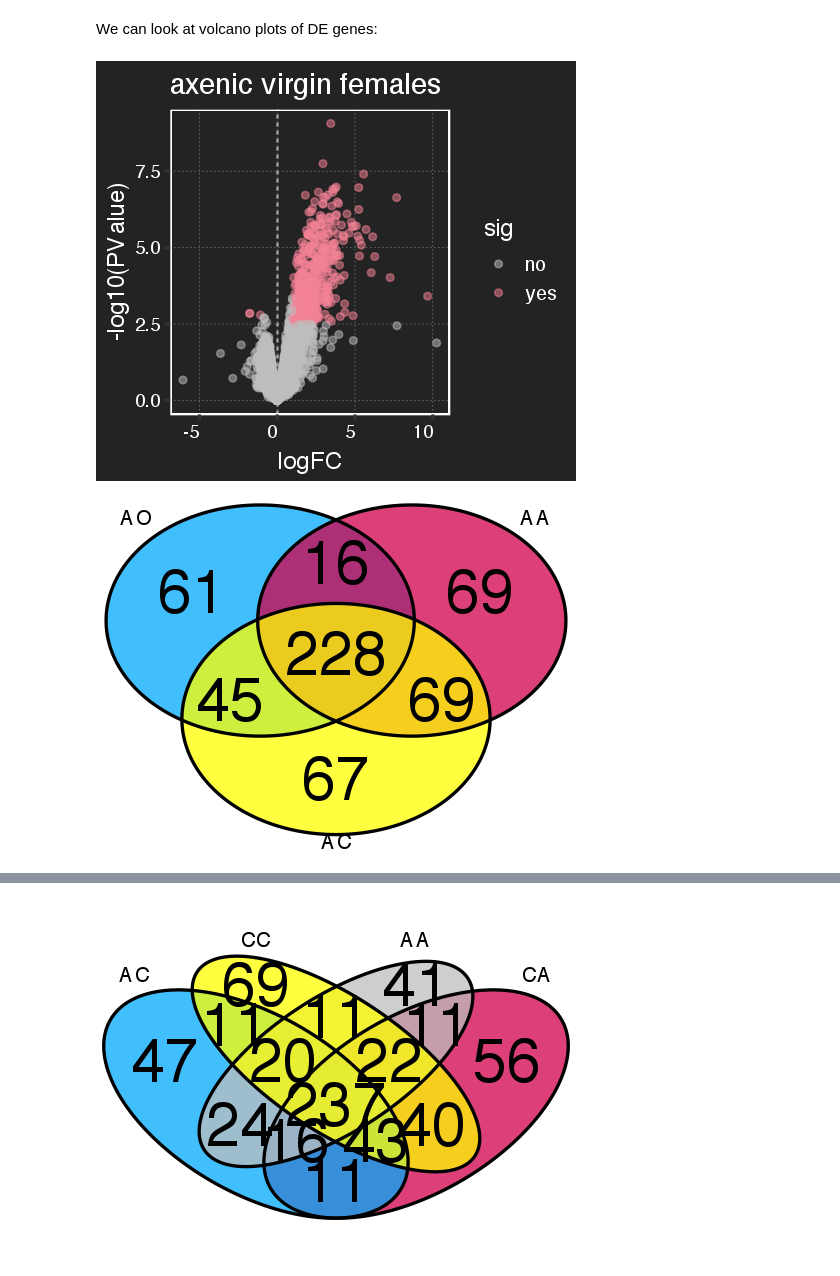
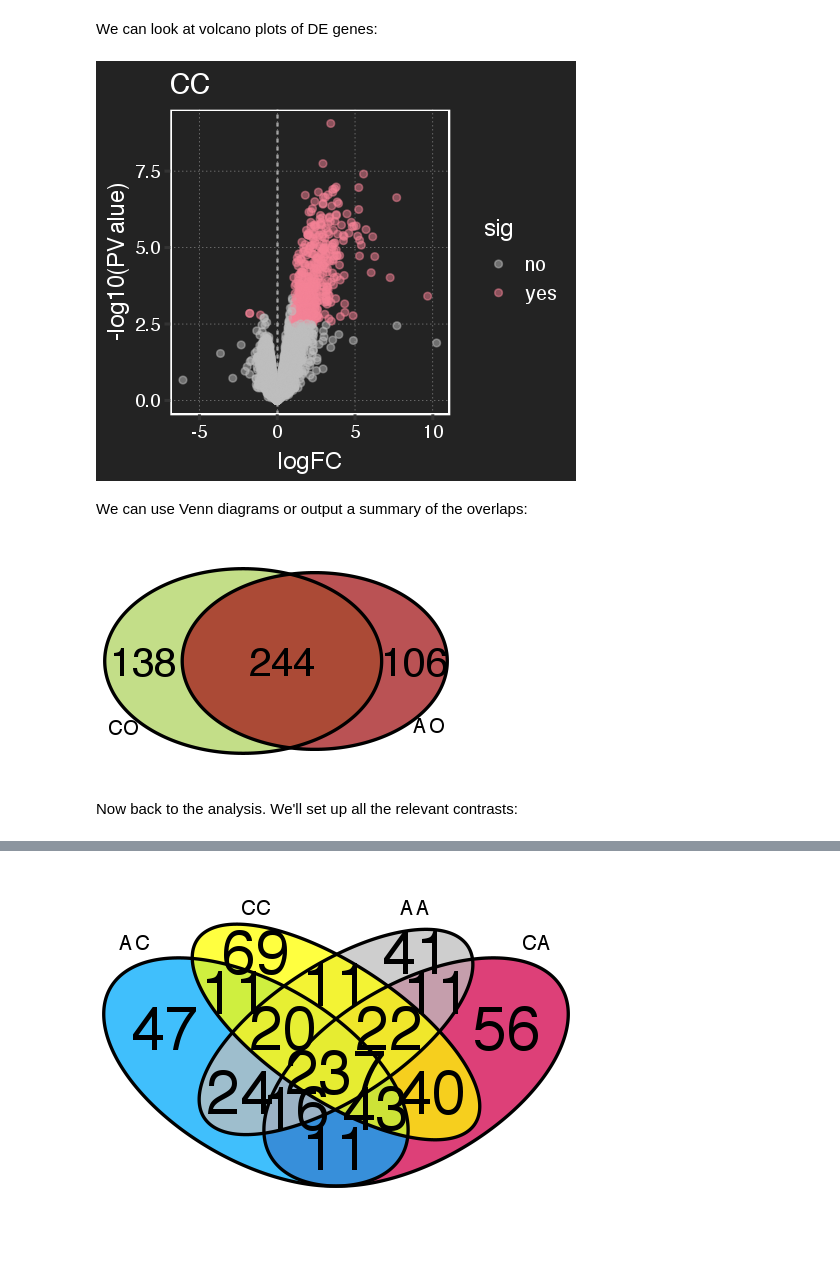
Before and after one commit to YazBraimah/Axenic.PM, a Jupyter notebook: Yasir_R_analysis_pipeline.ipynb, the cells around one changed output, grey strips where cells are left out. Cells and saved outputs as stored; diff of their text form; code cells hidden in the pictures.

```diff
--- a/Yasir_R_analysis_pipeline.ipynb
+++ b/Yasir_R_analysis_pipeline.ipynb
@@ -418,14 +292,0 @@ Now compare the mated axenic females to virgin axenic females. First, females ma
-# %%
-# run the LRT and extract the DE table
-lrt.AA.v.AO.table <- edge.DE(dgeList_fit, AA.v.AO_contrasts)
-AA.v.AO_sigGenes = subset(lrt.AA.v.AO.table, sig == "yes")$gene
-
-options(repr.plot.width = 4, repr.plot.height = 3.5)
-AA.v.AO_contrasts_volcano.gg = edge.DE.gg(lrt.AA.v.AO.table) +
-                                scale_colour_manual(values = c("gray","#33ed5a")) +
-                                geom_text_repel(data = filter(lrt.AA.v.AO.table, sig == "yes" & -log10(PValue) > 5),aes(label=gene_symbol),
-                                force = 10,
-                                fontface = "bold",
-                                size = 3) +
-                                labs(title = "axenic females X axenic males\nvs. axenic virgin females", size = 2) +
-                                theme_monokai_full() + theme(axis.text.x = element_text(angle = 0))
@@ -618,19 +349,26 @@ We can look at volcano plots of DE genes:
 options(repr.plot.width = 4, repr.plot.height = 3.5)
 edge.DE.gg(lrt.CC.table) +
     scale_colour_manual(values = c("gray","#f38195")) +
-    labs(title = "axenic virgin females", size = 2) +
+    labs(title = "CC", size = 2) +
     theme_monokai_full() + theme(axis.text.x = element_text(angle = 0))
 # %% [output]
-[figure, old version]
+[figure, new version]
+# %% [markdown]
+We can use Venn diagrams or output a summary of the overlaps:
 # %%
-temp_candidates <- list(AO = AO_sigGenes,
-                        AA = AA_sigGenes,
-                        AC = AC_sigGenes)
+virgin_candidates <- list(AO = AO_sigGenes,
+                        CO = AA_sigGenes)
 
-temp_Vdiag<-venn.diagram(temp_candidates, NULL, fill=c("#01aafb", "#d1004b", "yellow"), alpha=c(0.75,0.75,0.75), cex = 3, cat.fontface= 6, cat.cex = 1, resolution = 100, )
+virgin_Vdiag<-venn.diagram(virgin_candidates, NULL, fill=c("#a3181b", "#afd360"), alpha=c(0.75,0.75), cex = 2, cat.fontface= 6, cat.cex = 1, resolution = 100, )
 
-options(repr.plot.width = 4, repr.plot.height =3)
-grid.arrange(gTree(children=temp_Vdiag))
-rm(temp_candidates, temp_Vdiag)
+virgin_combs <- unlist(lapply(1:length(virgin_candidates), function(j) combn(names(virgin_candidates), j, simplify = FALSE)), recursive = FALSE)
+names(virgin_combs) <- sapply(virgin_combs, function(i) paste0(i, collapse = ","))
+virgin_elements <- lapply(virgin_combs, function(i) Setdiff(virgin_candidates[i], virgin_candidates[setdiff(names(virgin_candidates), i)]))
+options(repr.plot.width = 3, repr.plot.height =2)
+# summary(virgin_elements)
+grid.arrange(gTree(children=virgin_Vdiag))
+rm(virgin_candidates, virgin_Vdiag, virgin_combs)
 # %% [output]
-[figure, old version]
+[figure, new version]
+# %% [markdown]
+Now back to the analysis. We'll set up all the relevant contrasts:
```
Also changed, not shown: parts of 126 cells of this notebook.
